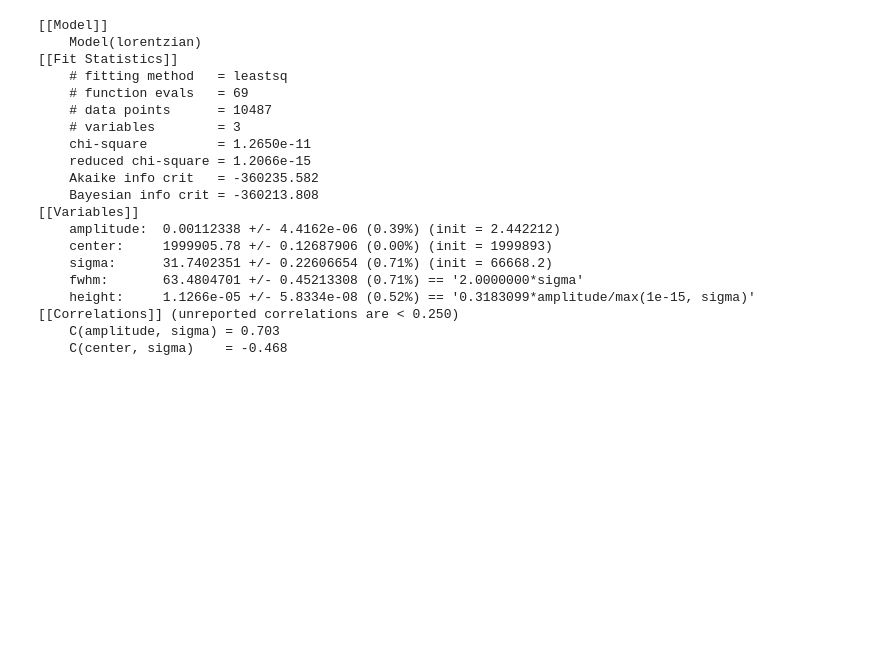
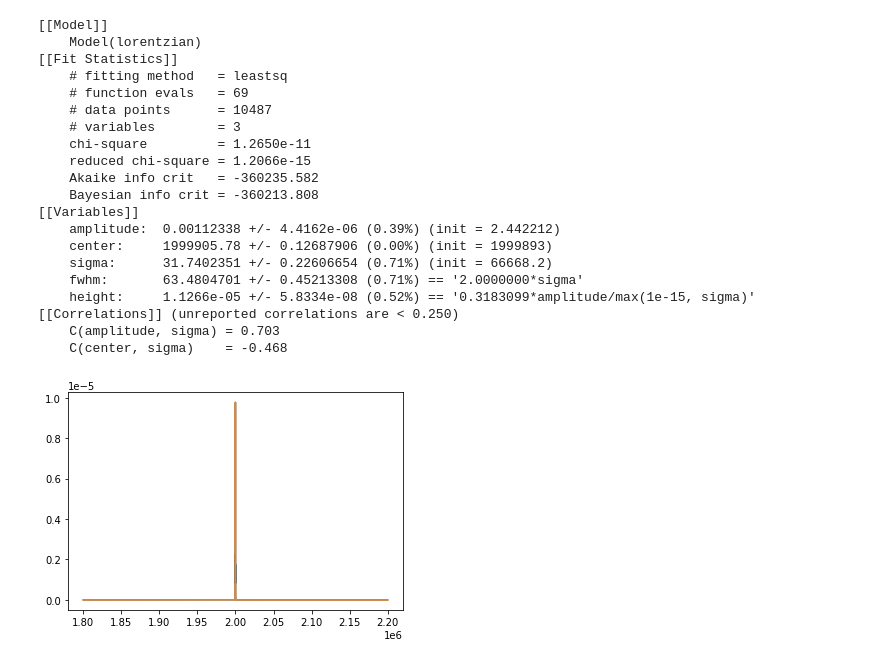
Before and after one commit to nurriol2/peak_fitting, a Jupyter notebook: lorentzian_peak_fitting.ipynb, the cells around one changed output. Cells and saved outputs as stored; diff of their text form; code cells hidden in the pictures; blank space fills up the shorter version.

```diff
--- a/lorentzian_peak_fitting.ipynb
+++ b/lorentzian_peak_fitting.ipynb
@@ -181,0 +189,6 @@ print(out.fit_report(min_correl=0.25))
+# %%
+plt.plot(freq, spectra)
+plt.plot(freq, out.best_fit)
+plt.show()
+# %% [output]
+[figure, added]
```
Also changed, not shown: parts of 3 cells of this notebook.
